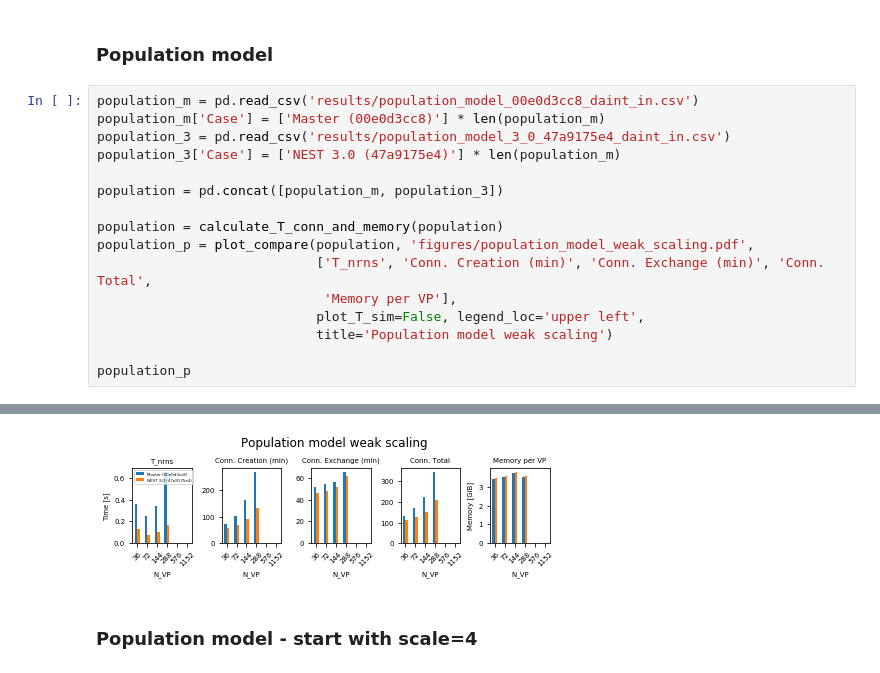
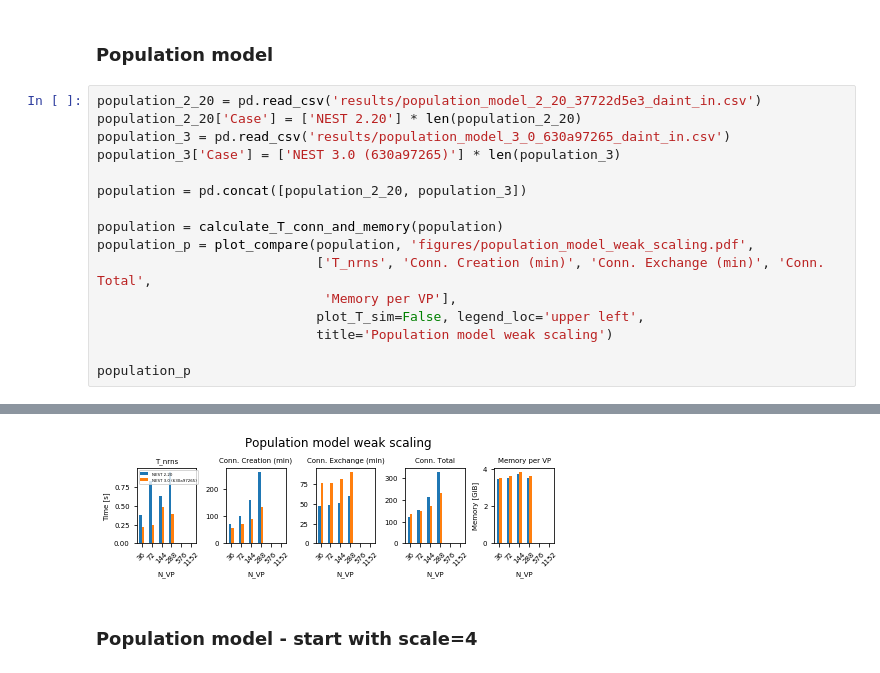
Before and after one commit to INM-6/beNNch, a Jupyter notebook: results/NEST_3_0_benchmark_results/NEST_3_0_benchmarks.ipynb, the cells around one changed output, grey strips where cells are left out. Cells and saved outputs as stored; diff of their text form.

Commit message:
updated results

```diff
--- a/results/NEST_3_0_benchmark_results/NEST_3_0_benchmarks.ipynb
+++ b/results/NEST_3_0_benchmark_results/NEST_3_0_benchmarks.ipynb
@@ -270,12 +269,12 @@ hpc_rules_p = plot_compare(hpc_rules, 'figures/hpc_benchmark_weak_scaling_rules.
 # %% [markdown]
 ### Population model
 # %%
-population_m = pd.read_csv('results/population_model_00e0d3cc8_daint_in.csv')
-population_m['Case'] = ['Master (00e0d3cc8)'] * len(population_m)
-population_3 = pd.read_csv('results/population_model_3_0_47a9175e4_daint_in.csv')
-population_3['Case'] = ['NEST 3.0 (47a9175e4)'] * len(population_m)
+population_2_20 = pd.read_csv('results/population_model_2_20_37722d5e3_daint_in.csv')
+population_2_20['Case'] = ['NEST 2.20'] * len(population_2_20)
+population_3 = pd.read_csv('results/population_model_3_0_630a97265_daint_in.csv')
+population_3['Case'] = ['NEST 3.0 (630a97265)'] * len(population_3)
 
-population = pd.concat([population_m, population_3])
+population = pd.concat([population_2_20, population_3])
 
 population = calculate_T_conn_and_memory(population)
 population_p = plot_compare(population, 'figures/population_model_weak_scaling.pdf',
@@ -298,4 +297,4 @@ population_p
-[figure, old version]
+[figure, new version]
 # %% [markdown]
 ### Population model - start with scale=4
 # %%
```
Also changed, not shown: parts of 6 cells of this notebook, 15 other files.
